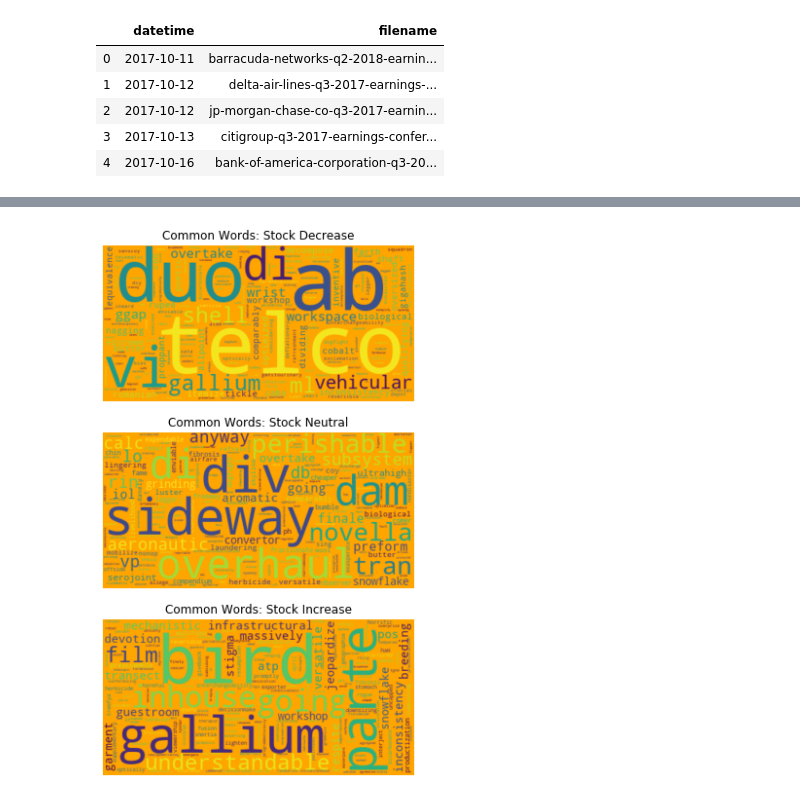
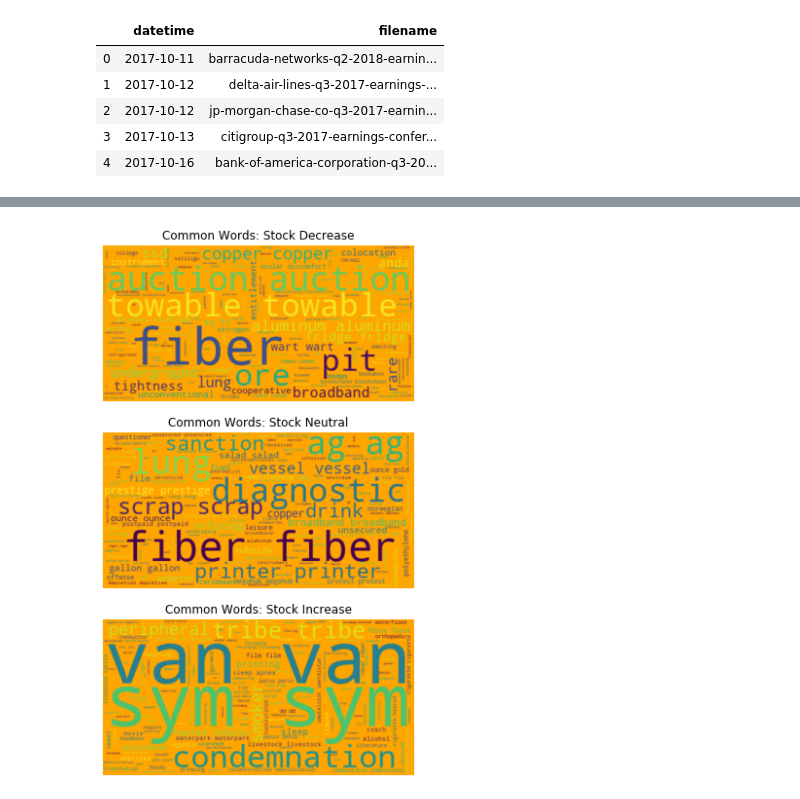
Before and after one commit to jkovach89/Final-Project, a Jupyter notebook: Capstone 5 - Data Creation and Cleaning.ipynb, the cells around one changed output, grey strips where cells are left out. Saved outputs shown, nothing was run; the diff lists cells and outputs as text; code cells hidden in the pictures.

```diff
--- a/Capstone 5 - Data Creation and Cleaning.ipynb
+++ b/Capstone 5 - Data Creation and Cleaning.ipynb
@@ -75,6 +75,9 @@ def text_cleaner(f):
     content = re.sub(r'[A-Z]{2,}', '', content)
 
     return raw_text, content
+
+def get_length(text):
+    return len(text.split())
 
 def get_duration(raw):
     try:
@@ -115,6 +118,8 @@ def change_type(change_ratio):
 # Apply functions to dataset
 tqdm.pandas(position=0, leave=True)
 call_df['raw'], call_df['content'] = zip(*call_df['filename'].progress_apply(text_cleaner))
+call_df['raw_len'] = call_df['raw'].apply(get_length)
+call_df['clean_len'] = call_df['content'].apply(get_length)
 call_df['duration'] = call_df['raw'].apply(get_duration)
 call_df['ticker'] = call_df['raw'].apply(get_ticker)
 
@@ -181,7 +209,6 @@ corpus_all = set(corpus_down + corpus_n + corpus_up)
 
 # Create a list of words common between all docs
 common_words = []
-i = 0
 for word in corpus_all:
     if word in corpus_down and word in corpus_n and word in corpus_up:
         common_words.append(word)
@@ -192,35 +219,35 @@ def remove_common_words(corpus):
     for word in corpus:
         if word not in common_words:
             unique_words.append(word)
 
-    return set(unique_words)
+    return unique_words
 
 # Create wordclouds for unique words in each class of movement
 down_unique_wc = WordCloud(background_color='orange').generate(' '.join(remove_common_words(corpus_down)))
 n_unique_wc = WordCloud(background_color='orange').generate(' '.join(remove_common_words(corpus_n)))
 up_unique_wc = WordCloud(background_color='orange').generate(' '.join(remove_common_words(corpus_up)))
 
 # Visualize terms without common words
 plt.figure(figsize=(10,10))
 
 plt.subplot(3,1,1)
 plt.imshow(down_unique_wc, interpolation='bilinear')
 plt.title('Common Words: Stock Decrease')
 plt.axis('off')
 
 plt.subplot(3,1,2)
 plt.imshow(n_unique_wc, interpolation='bilinear')
 plt.title('Common Words: Stock Neutral')
 plt.axis('off')
 
 plt.subplot(3,1,3)
 plt.imshow(up_unique_wc, interpolation='bilinear')
 plt.title('Common Words: Stock Increase')
 plt.axis('off')
 
 plt.show()
 # %% [output]
-[figure, old version]
+[figure, new version]
 # %%
 # Save df to file
 def save_files(var, f):
```
Also changed, not shown: parts of 4 cells of this notebook, 3 other files.
